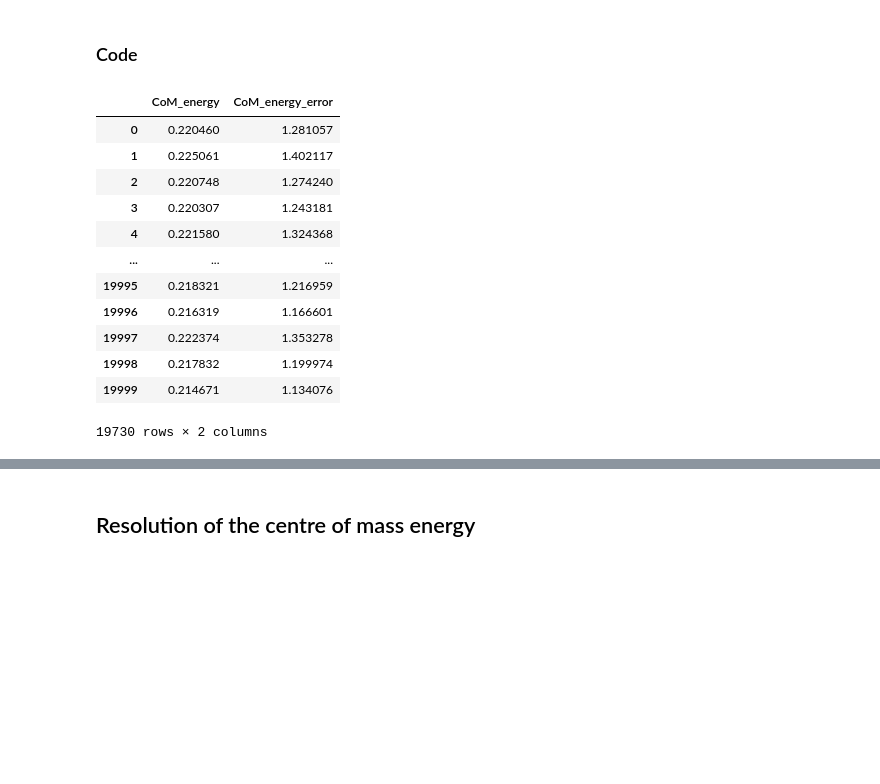
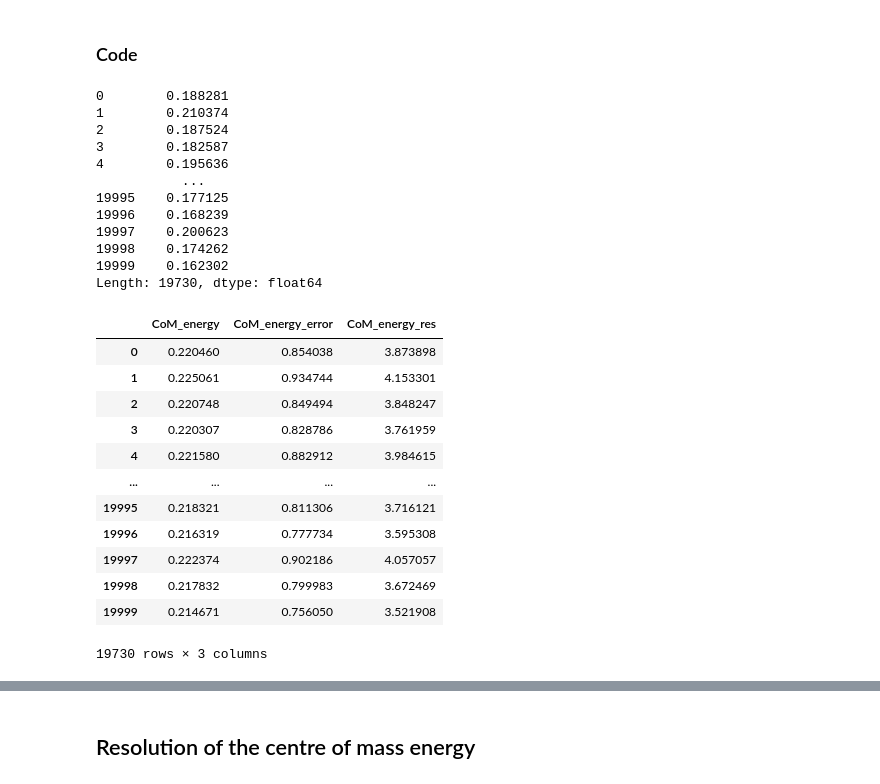
Before and after one commit to NicoloSalimbeni/muon_production_project, a Jupyter notebook: group_13_project.ipynb, the cells around one changed output, grey strips where cells are left out. Saved outputs shown, nothing was run; the diff lists cells and outputs as text; code cells hidden in the pictures; blank space fills up the shorter version.

```diff
--- a/group_13_project.ipynb
+++ b/group_13_project.ipynb
@@ -1772,23 +1772,27 @@ def get_3D_cos_angle(mu_rec_p, antimu_rec_p):
                                         + (mu_rec_p["P_tot_err"]/mu_rec_p["P_tot"])**2
                                         + (antimu_rec_p["P_tot_err"]/antimu_rec_p["P_tot"])**2 )
 
-
-    return cos_angle, cos_angle_error
+    return cos_angle, cos_angle_error, num_error
 # %%
 def get_CoM_energy(mu_rec_p, antimu_rec_p, mu_mass):
-    cos_alpha, cos_alpha_error = get_3D_cos_angle(mu_rec_p, antimu_rec_p)
+    cos_alpha, cos_alpha_error, scalar_prod_error = get_3D_cos_angle(mu_rec_p, antimu_rec_p)
 
     mu_energy = np.sqrt( mu_mass**2 + mu_rec_p["P_tot"]**2)
     antimu_energy = np.sqrt( mu_mass**2 + antimu_rec_p["P_tot"]**2)
 
     s = 2*mu_mass**2 + 2*(mu_energy*antimu_energy - mu_rec_p["P_tot"]*antimu_rec_p["P_tot"]*cos_alpha)
 
-    s_error = np.sqrt(  ((2*mu_rec_p["P_tot"]*antimu_energy/mu_energy - antimu_rec_p["P_tot"]*cos_alpha)*mu_rec_p["P_tot_err"])**2
-                      + ((2*antimu_rec_p["P_tot"]*mu_energy/antimu_energy - mu_rec_p["P_tot"]*cos_alpha)*antimu_rec_p["P_tot_err"])**2
-                      + (2*mu_rec_p["P_tot"]*antimu_rec_p["P_tot"]*cos_alpha_error)**2 )
+    s_error = np.sqrt(  ((2*mu_rec_p["P_tot"]*antimu_energy/mu_energy - 2*antimu_rec_p["P_tot"]*cos_alpha)*mu_rec_p["P_tot_err"])**2
+                      + ((2*antimu_rec_p["P_tot"]*mu_energy/antimu_energy - 2*mu_rec_p["P_tot"]*cos_alpha)*antimu_rec_p["P_tot_err"])**2
+                      + (2*scalar_prod_error)**2 )
+
+    print(scalar_prod_error)
+
     sqrt_s = np.sqrt(s)
     sqrt_s_error = s_error/(2*sqrt_s)
 
-    CoM_energy = pd.DataFrame({"CoM_energy": sqrt_s, "CoM_energy_error": sqrt_s_error})
+    CoM_energy = pd.DataFrame({"CoM_energy": sqrt_s,
+                               "CoM_energy_error": sqrt_s_error,
+                               "CoM_energy_res": sqrt_s_error/sqrt_s})
 
     return CoM_energy
@@ -1797,19 +1818,31 @@ def get_CoM_energy(mu_rec_p, antimu_rec_p, mu_mass):
 # %%
 mu_mass_GeV = muon_mass*c**2/(e*1e9)
 
-SqrtS = get_CoM_energy(mu_reconstructed_P, antimu_reconstructed_P, mu_mass_GeV)
-SqrtS
+sqrtS = get_CoM_energy(mu_reconstructed_P, antimu_reconstructed_P, mu_mass_GeV)
+sqrtS
 # %% [output]
+0        0.188281
+1        0.210374
+2        0.187524
+3        0.182587
+4        0.195636
+           ...
+19995    0.177125
+19996    0.168239
+19997    0.200623
+19998    0.174262
+19999    0.162302
+Length: 19730, dtype: float64
-|  | CoM_energy | CoM_energy_error |
-| 0 | 0.220460 | 1.281057 |
-| 1 | 0.225061 | 1.402117 |
-| 2 | 0.220748 | 1.274240 |
-| 3 | 0.220307 | 1.243181 |
-| 4 | 0.221580 | 1.324368 |
-| ... | ... | ... |
-| 19995 | 0.218321 | 1.216959 |
-| 19996 | 0.216319 | 1.166601 |
-| 19997 | 0.222374 | 1.353278 |
-| 19998 | 0.217832 | 1.199974 |
-| 19999 | 0.214671 | 1.134076 |
+|  | CoM_energy | CoM_energy_error | CoM_energy_res |
+| 0 | 0.220460 | 0.854038 | 3.873898 |
+| 1 | 0.225061 | 0.934744 | 4.153301 |
+| 2 | 0.220748 | 0.849494 | 3.848247 |
+| 3 | 0.220307 | 0.828786 | 3.761959 |
+| 4 | 0.221580 | 0.882912 | 3.984615 |
+| ... | ... | ... | ... |
+| 19995 | 0.218321 | 0.811306 | 3.716121 |
+| 19996 | 0.216319 | 0.777734 | 3.595308 |
+| 19997 | 0.222374 | 0.902186 | 4.057057 |
+| 19998 | 0.217832 | 0.799983 | 3.672469 |
+| 19999 | 0.214671 | 0.756050 | 3.521908 |
-19730 rows × 2 columns
+19730 rows × 3 columns
```
Also changed, not shown: parts of 8 cells of this notebook.
